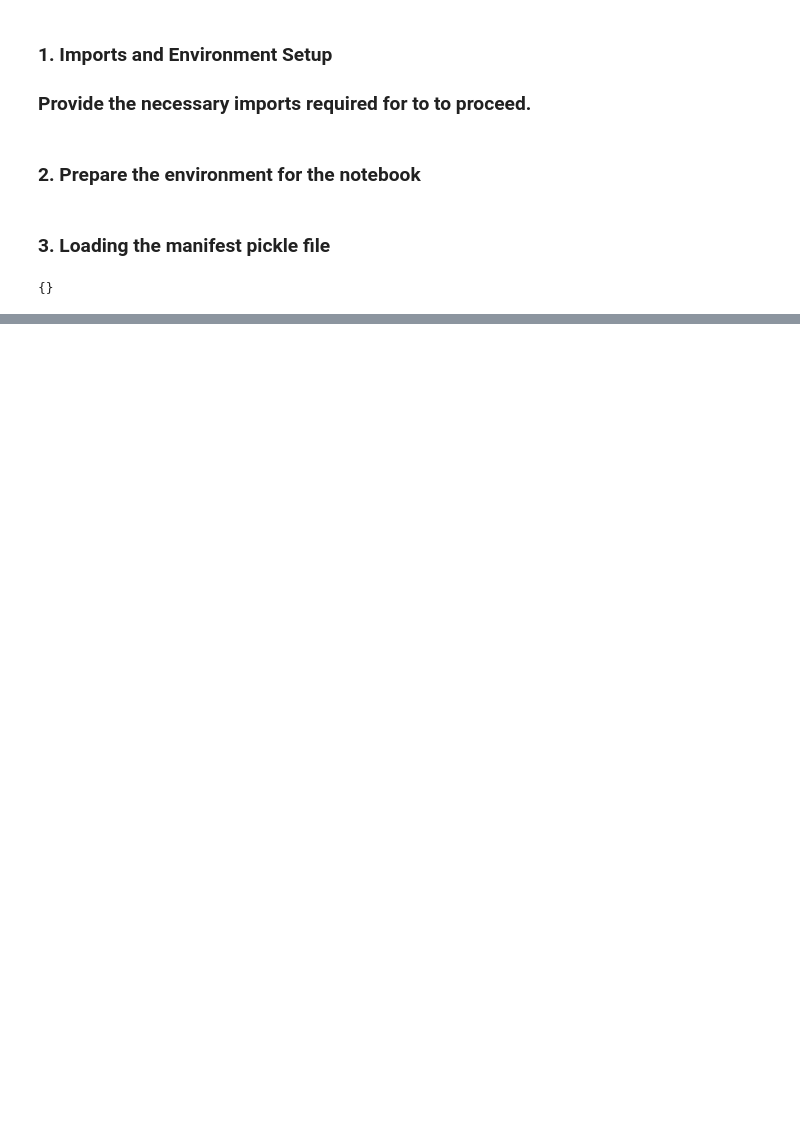
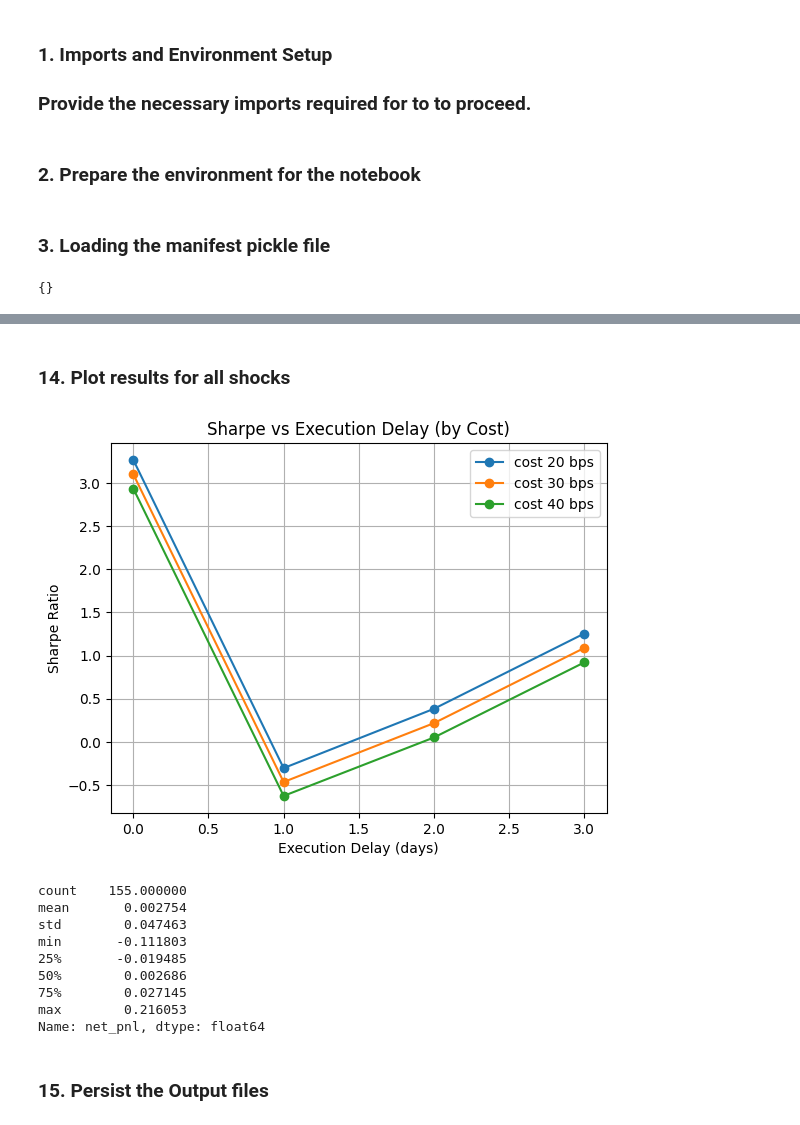
Before and after one commit to wayne-kirk-schmidt/wall-street-quants, a Jupyter notebook: project/Stat_Arb_Notebook/notebooks/005_backtest.ipynb, the cells around one changed output, grey strips where cells are left out. Cells and saved outputs as stored; diff of their text form; code cells hidden in the pictures; blank space fills up the shorter version.

Commit message:
001 through 005 notebooks and output

```diff
--- a/project/Stat_Arb_Notebook/notebooks/005_backtest.ipynb
+++ b/project/Stat_Arb_Notebook/notebooks/005_backtest.ipynb
@@ -274,0 +535,14 @@ Null count:
+# %%
+pd.set_option("display.expand_frame_repr", False)
+pd.set_option("display.max_columns", None)
+
+stress_grid = (
+    pd.DataFrame(results)
+    .sort_values(["delay", "cost_bps"])
+    .reset_index(drop=True)
+)
+
+print("Stress Grid:")
+print(stress_grid)
+
+print("\nShape:", stress_grid.shape)
@@ -274,0 +584,39 @@ Null count:
+# %% [markdown]
+### 14. Plot results for all shocks
+# %%
+pivot_sharpe = stress_grid.pivot(
+    index="delay",
+    columns="cost_bps",
+    values="sharpe"
+)
+
+plt.figure()
+
+for col in pivot_sharpe.columns:
+    plt.plot(pivot_sharpe.index, pivot_sharpe[col], marker='o', label=f"cost {col} bps")
+
+plt.xlabel("Execution Delay (days)")
+plt.ylabel("Sharpe Ratio")
+plt.title("Sharpe vs Execution Delay (by Cost)")
+
+plt.legend()
+plt.grid()
+
+plt.show()
+
+print("\n")
+
+print(daily_net.describe())
+# %% [output]
+[figure, added]
+count    155.000000
+mean       0.002754
+std        0.047463
+min       -0.111803
+25%       -0.019485
+50%        0.002686
+75%        0.027145
+max        0.216053
+Name: net_pnl, dtype: float64
+# %% [markdown]
+### 15. Persist the Output files
```
Also changed, not shown: parts of 26 cells of this notebook, 35 other files.
